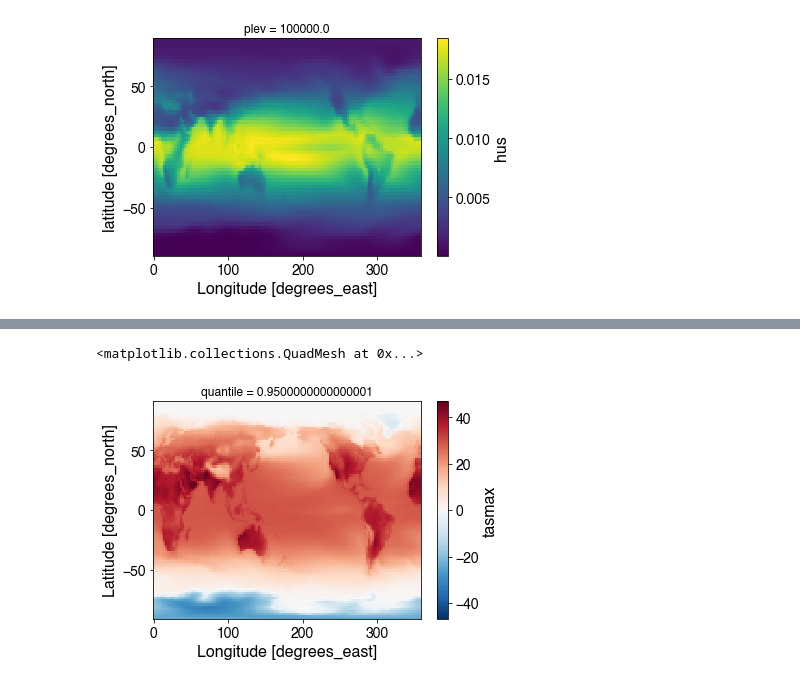
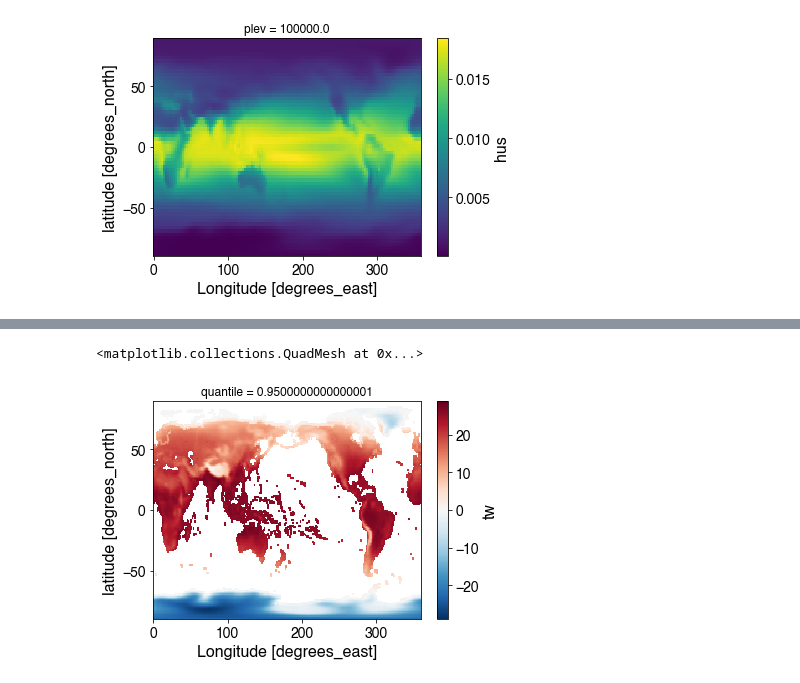
Before and after one commit to ecoffel/2021-heat, a Jupyter notebook: ht_cmip6_percentiles.ipynb, the cells around one changed output, grey strips where cells are left out. Cells and saved outputs as stored; diff of their text form; code cells hidden in the pictures.

```diff
--- a/ht_cmip6_percentiles.ipynb
+++ b/ht_cmip6_percentiles.ipynb
@@ -38,0 +41,13 @@ cur_cmip_model = 7
+# %%
+for i, model in enumerate(cmip6_models):
+    print(model)
+    var = 'tw'
+    ds = xr.open_mfdataset('%s/%s/%s/%s/%s/*.nc'%(dirCmip6, model, 'r1i1p1f1', 'historical', var), concat_dim='time')
+
+    ds = ds.sel(time=slice("1981", "2020"))
+    # ds[var] -= 273.15
+
+    # ds_quantile = ds.chunk({'latitude':10, 'longitude':10, 'time': None}).quantile(q=np.arange(0, 1.01, .01), dim='time')
+    ds_quantile = ds.chunk({'time':-1}).quantile(q=np.arange(0, 1.01, .01), dim='time')
+
+    ds_quantile[var].to_netcdf('cmip6_quantiles/%s_quantiles_%s.nc'%(var, model), engine='netcdf4')
@@ -88,5 +67,5 @@ ds_quantile.tasmax.to_netcdf('tasmax_quantiles_%s.nc'%(cmip6_models[cur_cmip_mod
 # %%
-ds_quantile.tasmax[95,:,:].plot()
+ds_quantile[var][95,:,:].plot()
 # %% [output]
 <matplotlib.collections.QuadMesh at 0x...>
-[figure, old version]
+[figure, new version]
```
Also changed, not shown: parts of 8 cells of this notebook, 3 other files.
